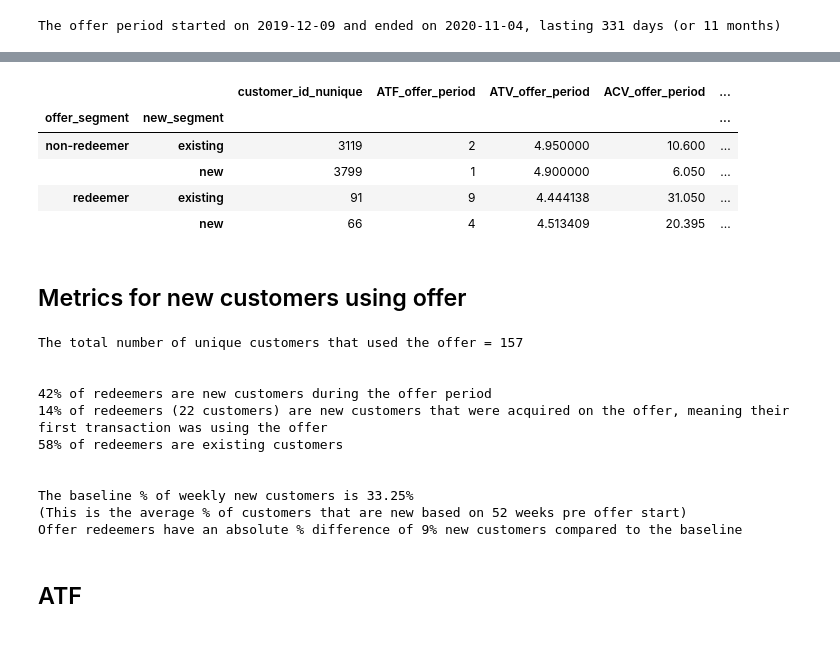
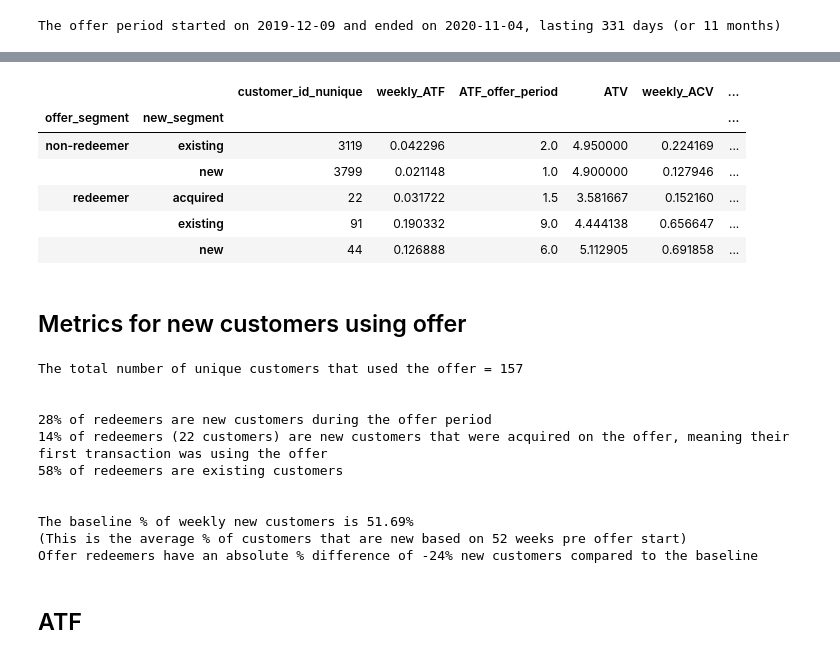
Before and after one commit to tryflux/adhoc-analysis, a Jupyter notebook: src/insights_product/offers_new_customers/metrics.ipynb, the cells around one changed output, grey strips where cells are left out. Drawn from its saved outputs; the diff is of its cells as text; code cells hidden in the pictures.

```diff
--- a/src/insights_product/offers_new_customers/metrics.ipynb
+++ b/src/insights_product/offers_new_customers/metrics.ipynb
@@ -202,6 +202,6 @@ offer_acquisitions = df_during[(df_during['count']==1)&(df_during['receipt_id'].
 
 df_during['new_segment'] = np.where(df_during['customer_id'].isin(new_customers),'new','existing')
 df_during['offer_segment'] = np.where(df_during['customer_id'].isin(offer_customers),'redeemer','non-redeemer')
-df_during['offer_acq'] = np.where(df_during['customer_id'].isin(offer_acquisitions),1,0)
+df_during['new_segment'] = np.where(df_during['customer_id'].isin(offer_acquisitions),'acquired',df_during['new_segment'])
 # %% [output]
 The offer period started on 2019-12-09 and ended on 2020-11-04, lasting 331 days (or 11 months)
@@ -210,7 +301,23 @@ The offer period started on 2019-12-09 and ended on 2020-11-04, lasting 331 days
 #count the paid for items on each receipt
 receipt_item_count = pd.DataFrame(df[df['price']>0].groupby('receipt_id').count()['item_id']).reset_index()
 receipt_item_count.columns = ['receipt_id','basket_size']
+
+#adding in the total amount redeemed on offer per customer and total items redeemed per customer
+#these need to be excluded from value calculations
+receipt_redemption_count = pd.DataFrame(df_off.groupby('receipt_id').count()['item_id']).reset_index()
+receipt_redemption_count.columns = ['receipt_id','redemption_count']
+
+df_off['positive_price'] = df_off['price']*-1
+receipt_redemption_amount = pd.DataFrame(df_off.groupby('receipt_id').sum()['positive_price']).reset_index()
+receipt_redemption_amount.columns = ['receipt_id','redemption_amount']
+
 #attach onto receipts in df_during
 df_during = pd.merge(df_during,receipt_item_count, on = 'receipt_id',how = 'left')
+df_during = pd.merge(df_during,receipt_redemption_count, on = 'receipt_id',how = 'left')
+df_during = pd.merge(df_during,receipt_redemption_amount, on = 'receipt_id',how = 'left')
+#we only want to adjsut the basket size for the receipts that customers used the offer within
+df_during['adjusted_basket_size'] = np.where(df_during['receipt_id'].isin(off_receipts),(df_during['basket_size'] - df_during['redemption_count']),df_during['basket_size'])
+
+df_during.fillna(0, inplace = True)
 # %%
 #check looks as expected
@@ -223,35 +330,39 @@ df_during[(df_during.offer_acq ==0)&(df_during.new_segment =='new')].head(3)
 # %%
 #grab counts, ATF, ATV  and Basket Size per group
 
 #first group by customer
-agg = df_during.groupby(['offer_segment','new_segment','offer_acq','customer_id']).agg({'receipt_id':['nunique']
+agg = df_during.groupby(['offer_segment','new_segment','customer_id']).agg({'receipt_id':['nunique']
                                                                                         ,'total_amount':['sum','mean']
-                                                                                        ,'basket_size':['mean']})
+                                                                                        ,'adjusted_basket_size':['mean']})
 agg.columns=agg.columns.map('_'.join)
-agg.columns = ['frequency','total_amount','amount','basket_size']
+agg.columns = ['frequency','total_amount','amount','adjusted_basket_size']
 agg.reset_index(inplace = True)
 #then grab metrics
 agg2 = agg.groupby(['offer_segment','new_segment']).agg({'customer_id'  : ['nunique']
                                                                     ,'frequency'  : ['mean','median']
                                                                     ,'total_amount': ['sum','mean','median']
                                                                     , 'amount':['mean','median']
-                                                                    , 'basket_size':['mean','median']
+                                                                    , 'adjusted_basket_size':['mean','median']
                                                                            })
 agg2.columns=agg2.columns.map('_'.join)
+agg2['weekly_ATF'] = agg2['frequency_median']/(d/7)
+agg2['yearly_ATF'] = (agg2['frequency_median']/(d))*365
 agg2['ATF_offer_period'] = agg2['frequency_median']
-agg2['ATV_offer_period'] = agg2['amount_median']/100 #using median as less sensitive to outliers
-agg2['ACV_offer_period'] = agg2['total_amount_median']/100
-agg2['Basket_Size_offer_period'] = agg2['basket_size_median']
-agg2[['customer_id_nunique','ATF_offer_period','ATV_offer_period','ACV_offer_period','Basket_Size_offer_period']]
-
+agg2['ATV'] = agg2['amount_median']/100 #using median as less sensitive to outliers
+agg2['weekly_ACV'] = (agg2['total_amount_median']/(d/7))/100
+agg2['ACV_offer_period'] = (agg2['total_amount_median'])/100
+agg2['ABS'] = agg2['adjusted_basket_size_median']
+summary_metrics = agg2[['customer_id_nunique','weekly_ATF','ATF_offer_period','ATV','weekly_ACV','ACV_offer_period','ABS','yearly_ATF']]
+summary_metrics
 #note haven't separated out the custoomers acquired ON the offer here
 #treating new customers during offer measurement period as all new even iff not acquired on the offer
 #this is easier to measure
 #just need to make sure it is clesar when displaying
 # %% [output]
-|  |  | customer_id_nunique | ATF_offer_period | ATV_offer_period | ACV_offer_period | ... |
-| offer_segment | new_segment |  |  |  |  | ... |
-| non-redeemer | existing | 3119 | 2 | 4.950000 | 10.600 | ... |
-|  | new | 3799 | 1 | 4.900000 | 6.050 | ... |
-| redeemer | existing | 91 | 9 | 4.444138 | 31.050 | ... |
-|  | new | 66 | 4 | 4.513409 | 20.395 | ... |
+|  |  | customer_id_nunique | weekly_ATF | ATF_offer_period | ATV | weekly_ACV | ... |
+| offer_segment | new_segment |  |  |  |  |  | ... |
+| non-redeemer | existing | 3119 | 0.042296 | 2.0 | 4.950000 | 0.224169 | ... |
+|  | new | 3799 | 0.021148 | 1.0 | 4.900000 | 0.127946 | ... |
+| redeemer | acquired | 22 | 0.031722 | 1.5 | 3.581667 | 0.152160 | ... |
+|  | existing | 91 | 0.190332 | 9.0 | 4.444138 | 0.656647 | ... |
+|  | new | 44 | 0.126888 | 6.0 | 5.112905 | 0.691858 | ... |
@@ -271,7 +376,7 @@ new_cust = agg2.loc['redeemer'].loc['new'].customer_id_nunique
 #all_existing
 existing_cust = agg2.loc['redeemer'].loc['existing'].customer_id_nunique
 #all acquisitions on offer
-offer_acq = df_during[df_during.offer_acq == 1]['customer_id'].nunique()
+offer_acq = df_during[df_during.new_segment == 'acquired']['customer_id'].nunique()
 
 ex_cust = agg2.loc['redeemer'].loc['existing'].customer_id_nunique
 new_cust_pcent = (new_cust.sum()/total_cust)*100
@@ -295,13 +400,13 @@ print(f'Offer redeemers have an absolute % difference of {baseline_diff:.0f}% ne
 The total number of unique customers that used the offer = 157
 
 
-42% of redeemers are new customers during the offer period
+28% of redeemers are new customers during the offer period
 14% of redeemers (22 customers) are new customers that were acquired on the offer, meaning their first transaction was using the offer
 58% of redeemers are existing customers
 
 
-The baseline % of weekly new customers is 33.25%
+The baseline % of weekly new customers is 51.69%
 (This is the average % of customers that are new based on 52 weeks pre offer start)
-Offer redeemers have an absolute % difference of 9% new customers compared to the baseline
+Offer redeemers have an absolute % difference of -24% new customers compared to the baseline
 # %% [markdown]
 ## ATF
```
Also changed, not shown: parts of 88 cells of this notebook, 2 other files.
